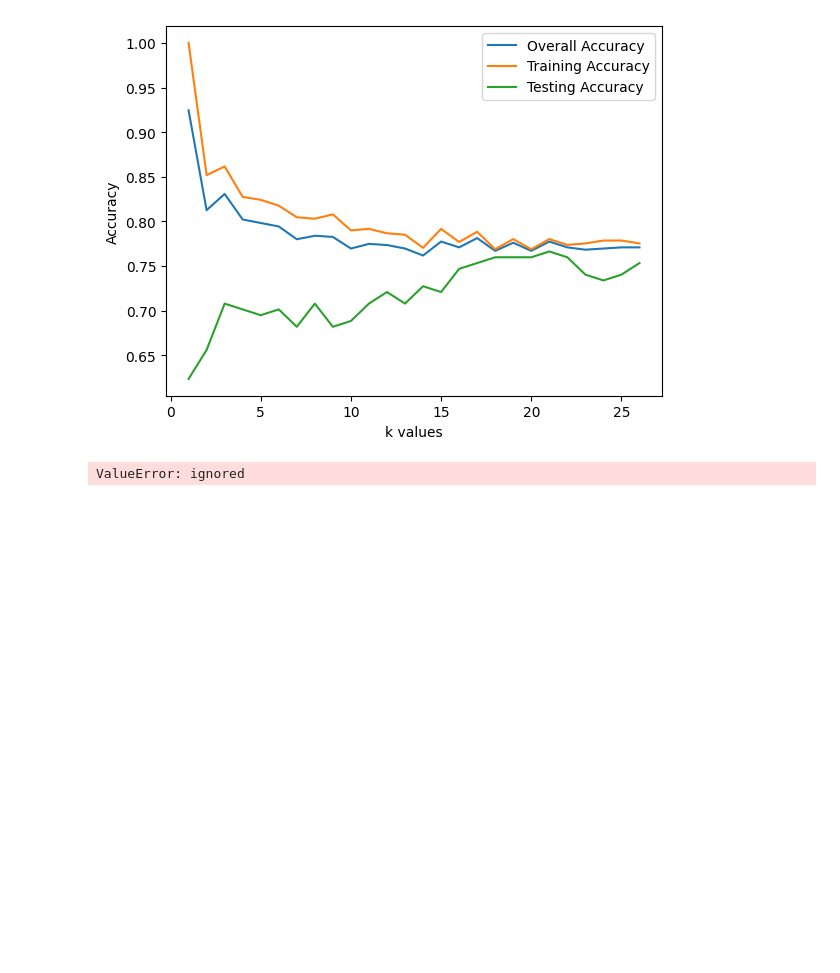
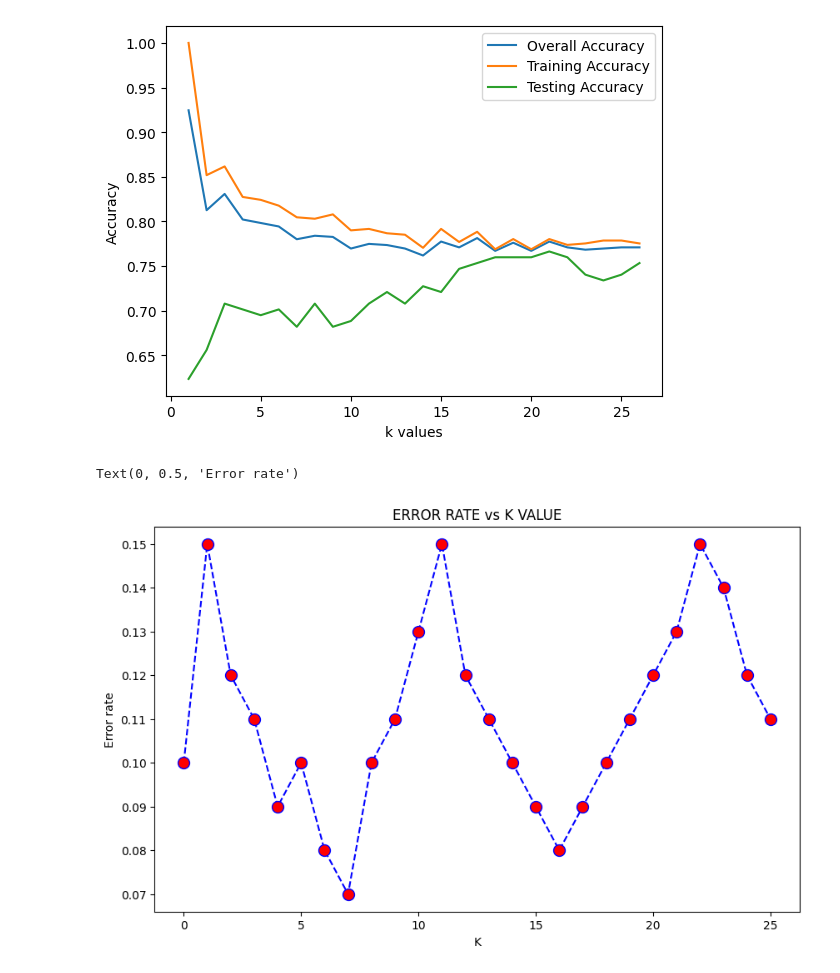
Before and after one commit to ankit-genzeon/AI-ML-Bootcamp-Genzeon-2023, a Jupyter notebook: Diabetes_KNN.ipynb, the cells around one changed output. Drawn from its saved outputs; the diff is of its cells as text; code cells hidden in the pictures; blank space fills up the shorter version.

```diff
--- a/Diabetes_KNN.ipynb
+++ b/Diabetes_KNN.ipynb
@@ -128,6 +138,8 @@ for i,k in enumerate(neighbors):
   training_accuracy[i]=knn_clf.score(X_train,y_train)
 
   test_accuracy[i]=knn_clf.score(X_test,y_test)
+  error_rate= []
+  error_rate.append(np.mean(y_pred != y_test))
 
 
   #overall accuracy
@@ -144,10 +176,13 @@ plt.legend()
 plt.show()
 # %% [output]
 [figure]
-# %%
-from sklearn.linear_model import LogisticRegression
-model = LogisticRegression()
-
-model.fit(Xtrain,Ytrain)
-# %% [output]
-ValueError: ignored
+# %%
+import matplotlib.pyplot as plt
+plt.figure(figsize=(10,6))
+plt.plot(range(0,26), error_rate, color='blue',linestyle='dashed', marker='o', markerfacecolor='red', markersize=10)
+plt.title('ERROR RATE vs K VALUE')
+plt.xlabel('K')
+plt.ylabel('Error rate')
+# %% [output]
+Text(0, 0.5, 'Error rate')
+[figure, added]
```
Also changed, not shown: parts of 5 cells of this notebook.
